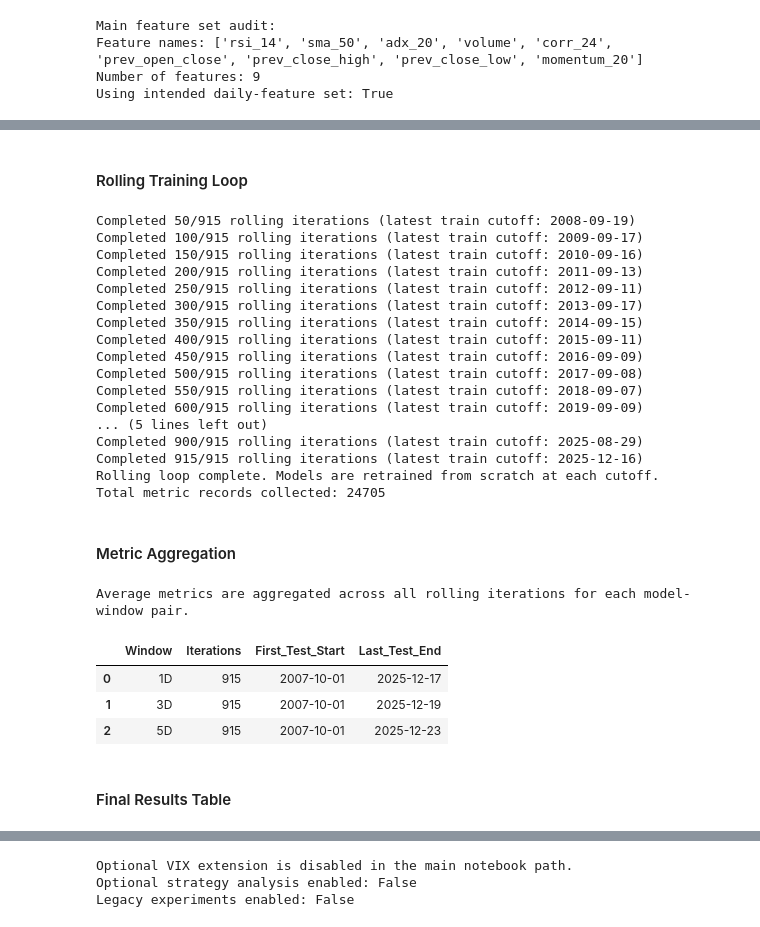
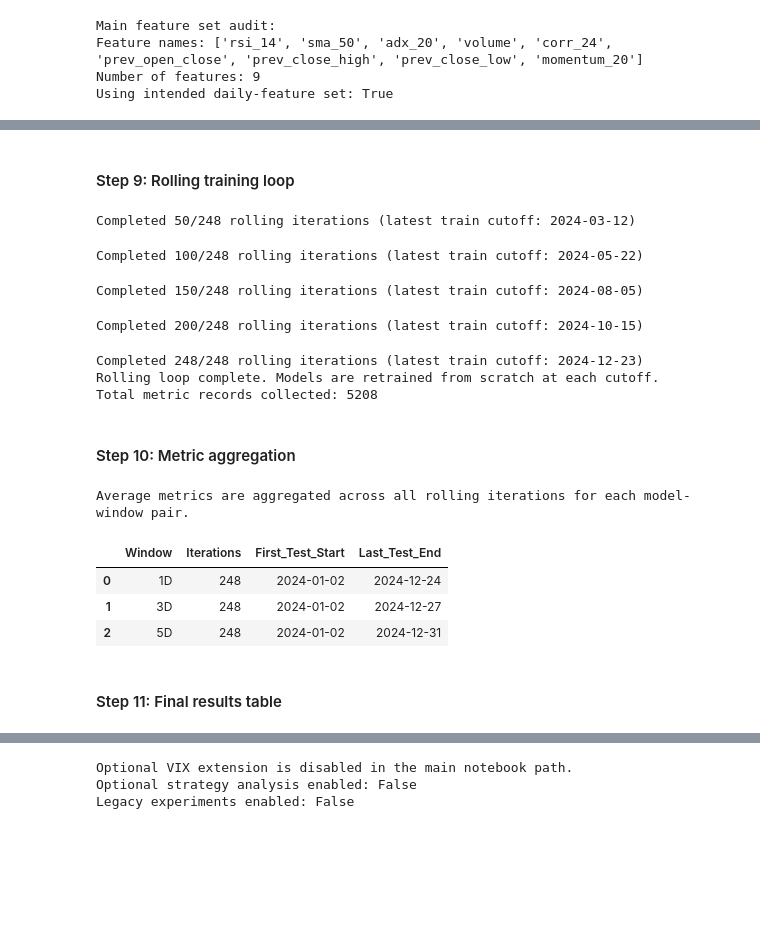
Before and after one commit to SZ330/EE344-Stock-Market-Predictor, a Jupyter notebook: SPY_Predictors_nine_features.ipynb, the cells around one changed output, grey strips where cells are left out. Drawn from its saved outputs; the diff is of its cells as text; code cells hidden in the pictures; blank space fills up the shorter version.

```diff
--- a/SPY_Predictors_nine_features.ipynb
+++ b/SPY_Predictors_nine_features.ipynb
@@ -221,11 +419,12 @@ def evaluate_classifier(model, X, y_true):
     y_pred = model.predict(X)
     scores = extract_positive_class_scores(model, X)
 
-    y_true_bin = (y_true_array == 1.0).astype(int)
-
     roc_auc = np.nan
-    if scores is not None and np.unique(y_true_bin).size == 2:
-        roc_auc = roc_auc_score(y_true_bin, scores)
+    if scores is not None:
+        try:
+            roc_auc = roc_auc_score((y_true_array == 1.0).astype(int), scores)
+        except ValueError:
+            roc_auc = np.nan
 
     return {
         'accuracy': accuracy_score(y_true_array, y_pred),
@@ -240,7 +439,6 @@ def evaluate_classifier(model, X, y_true):
 
 
 
-
 def metric_sort_key(metric_dict):
     roc_auc = metric_dict['roc_auc']
     safe_auc = -np.inf if pd.isna(roc_auc) else roc_auc
@@ -428,5 +619,5 @@ Window sizes: {'1D': 1, '3D': 3, '5D': 5}
-# %% [markdown]
-#### Rolling Training Loop
+# %% [markdown]
+#### Step 9: Rolling training loop
 # %%
 rolling_metric_rows = []
 rolling_iteration_rows = []
@@ -435,13 +626,28 @@ iteration_number = 0
 
 while current_cutoff_idx + MAX_WINDOW_DAYS < len(rolling_df):
     iteration_number += 1
-    train_slice = rolling_df.iloc[: current_cutoff_idx + 1].copy()
+    train_cutoff_date = rolling_df.loc[current_cutoff_idx, 'Date']
+
+    if PLAYGROUND_SETTINGS['enabled']:
+        train_window_start = train_cutoff_date - pd.DateOffset(years=PLAYGROUND_SETTINGS['train_years'])
+        train_slice = rolling_df[
+            (rolling_df['Date'] >= train_window_start) & (rolling_df['Date'] <= train_cutoff_date)
+        ].copy()
+    else:
+        train_slice = rolling_df.iloc[: current_cutoff_idx + 1].copy()
+
     X_train_roll = train_slice[FEATURE_COLS]
     y_train_roll = train_slice[TARGET_COL]
-    train_cutoff_date = rolling_df.loc[current_cutoff_idx, 'Date']
+
+    if y_train_roll.nunique() < 2:
+        raise ValueError(
+            'A rolling training window collapsed to one class. Increase PLAYGROUND_TRAIN_YEARS '
+            'or choose a different PLAYGROUND_END_DATE.'
+        )
 
     iteration_summary = {
         'Iteration': iteration_number,
+        'Train Start Date': train_slice['Date'].iloc[0],
         'Train Cutoff Date': train_cutoff_date,
         'Train Rows': len(train_slice),
     }
@@ -466,6 +672,7 @@ while current_cutoff_idx + MAX_WINDOW_DAYS < len(rolling_df):
 
             metric_record = {
                 'Iteration': iteration_number,
+                'Train Start Date': train_slice['Date'].iloc[0],
                 'Train Cutoff Date': train_cutoff_date,
                 'Test Start Date': window_slice['Date'].iloc[0],
                 'Test End Date': window_slice['Date'].iloc[-1],
@@ -476,7 +683,6 @@ while current_cutoff_idx + MAX_WINDOW_DAYS < len(rolling_df):
                 'Recall': metrics['recall'],
                 'F1': metrics['f1'],
                 'ROC-AUC': metrics['roc_auc'],
-                'Confusion Matrix': metrics['confusion_matrix'],
             }
 
             window_metric_stores[window_label][model_name].append(metric_record)
@@ -500,32 +706,20 @@ rolling_iteration_schedule = pd.DataFrame(rolling_iteration_rows)
 print('Rolling loop complete. Models are retrained from scratch at each cutoff.')
 print('Total metric records collected:', len(rolling_metrics_long))
 # %% [output]
-Completed 50/915 rolling iterations (latest train cutoff: 2008-09-19)
-Completed 100/915 rolling iterations (latest train cutoff: 2009-09-17)
-Completed 150/915 rolling iterations (latest train cutoff: 2010-09-16)
-Completed 200/915 rolling iterations (latest train cutoff: 2011-09-13)
-Completed 250/915 rolling iterations (latest train cutoff: 2012-09-11)
-Completed 300/915 rolling iterations (latest train cutoff: 2013-09-17)
-Completed 350/915 rolling iterations (latest train cutoff: 2014-09-15)
-Completed 400/915 rolling iterations (latest train cutoff: 2015-09-11)
-Completed 450/915 rolling iterations (latest train cutoff: 2016-09-09)
-Completed 500/915 rolling iterations (latest train cutoff: 2017-09-08)
-Completed 550/915 rolling iterations (latest train cutoff: 2018-09-07)
-Completed 600/915 rolling iterations (latest train cutoff: 2019-09-09)
-... (5 lines left out)
-Completed 900/915 rolling iterations (latest train cutoff: 2025-08-29)
-Completed 915/915 rolling iterations (latest train cutoff: 2025-12-16)
-Rolling loop complete. Models are retrained from scratch at each cutoff.
-Total metric records collected: 24705
+Completed 50/248 rolling iterations (latest train cutoff: 2024-03-12)
+Completed 100/248 rolling iterations (latest train cutoff: 2024-05-22)
+Completed 150/248 rolling iterations (latest train cutoff: 2024-08-05)
+Completed 200/248 rolling iterations (latest train cutoff: 2024-10-15)
+Completed 248/248 rolling iterations (latest train cutoff: 2024-12-23)
+Rolling loop complete. Models are retrained from scratch at each cutoff.
+Total metric records collected: 5208
 # %% [markdown]
-#### Metric Aggregation
+#### Step 10: Metric aggregation
 # %%
 summary_rows = []
 
-for window_label, metric_store in zip(
-    WINDOW_DISPLAY_ORDER,
-    [window_1d_metrics, window_3d_metrics, window_5d_metrics],
-):
+for window_label in WINDOW_DISPLAY_ORDER:
+    metric_store = window_metric_stores[window_label]
     for model_name, metric_records in metric_store.items():
         metric_frame = pd.DataFrame(metric_records)
         summary_rows.append({
@@ -539,38 +733,38 @@ for window_label, metric_store in zip(
             'Iterations': len(metric_frame),
         })
 
 results_table = pd.DataFrame(summary_rows)
 results_table['Window'] = pd.Categorical(
     results_table['Window'],
     categories=WINDOW_DISPLAY_ORDER,
     ordered=True,
 )
 results_table = results_table.sort_values(
     ['Window', 'Average Accuracy'],
     ascending=[True, False],
 ).reset_index(drop=True)
 
 rolling_coverage_table = (
     rolling_metrics_long.groupby('Window')
     .agg(
         Iterations=('Iteration', 'nunique'),
         First_Test_Start=('Test Start Date', 'min'),
         Last_Test_End=('Test End Date', 'max'),
     )
     .reindex(WINDOW_DISPLAY_ORDER)
     .reset_index()
 )
 
 print('Average metrics are aggregated across all rolling iterations for each model-window pair.')
 display(rolling_coverage_table)
 # %% [output]
 Average metrics are aggregated across all rolling iterations for each model-window pair.
 |  | Window | Iterations | First_Test_Start | Last_Test_End |
-| 0 | 1D | 915 | 2007-10-01 | 2025-12-17 |
-| 1 | 3D | 915 | 2007-10-01 | 2025-12-19 |
-| 2 | 5D | 915 | 2007-10-01 | 2025-12-23 |
+| 0 | 1D | 248 | 2024-01-02 | 2024-12-24 |
+| 1 | 3D | 248 | 2024-01-02 | 2024-12-27 |
+| 2 | 5D | 248 | 2024-01-02 | 2024-12-31 |
-# %% [markdown]
-#### Final Results Table
+# %% [markdown]
+#### Step 11: Final results table
 # %%
 results_table_display = results_table.copy()
 results_table_display['Window'] = results_table_display['Window'].astype(str)
```
Also changed, not shown: parts of 18 cells of this notebook.
